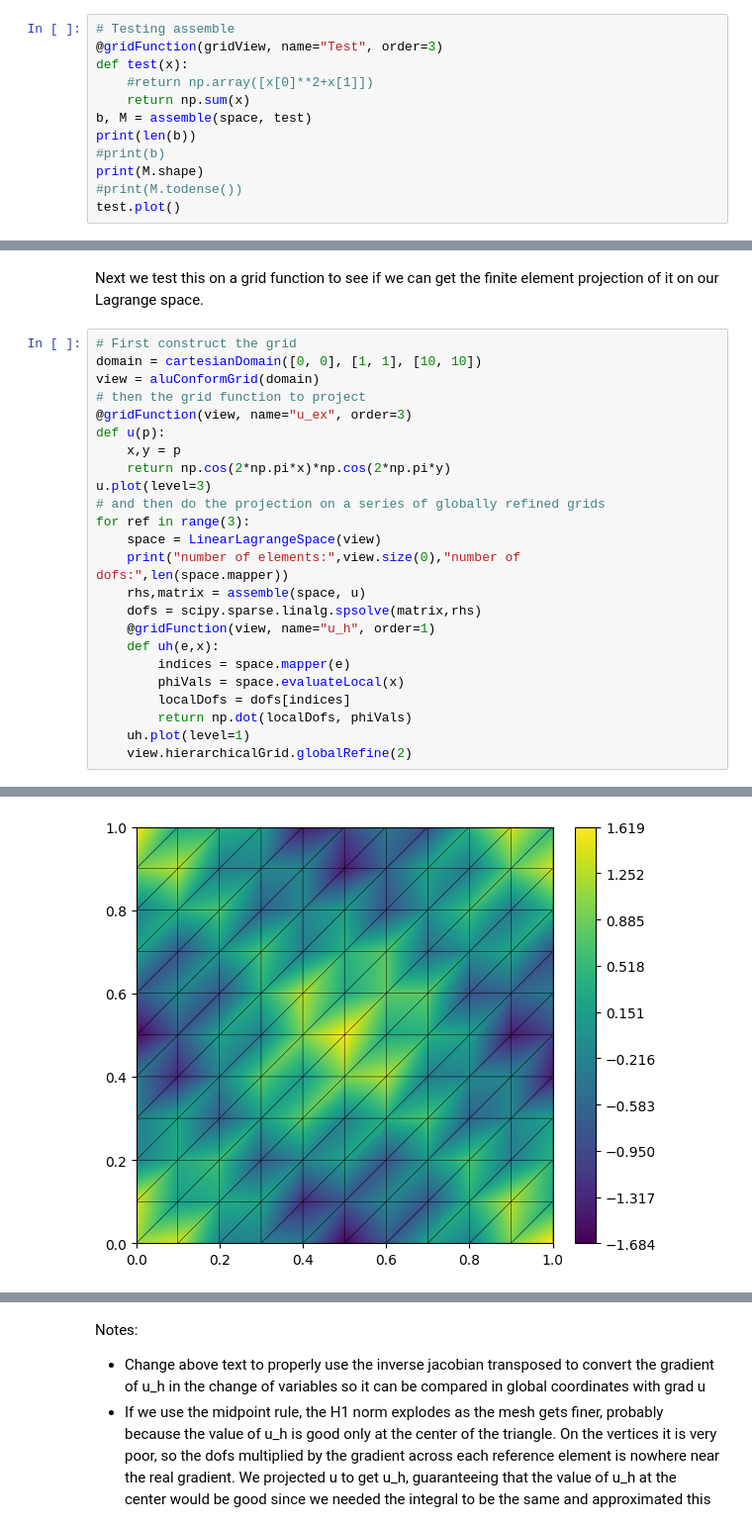
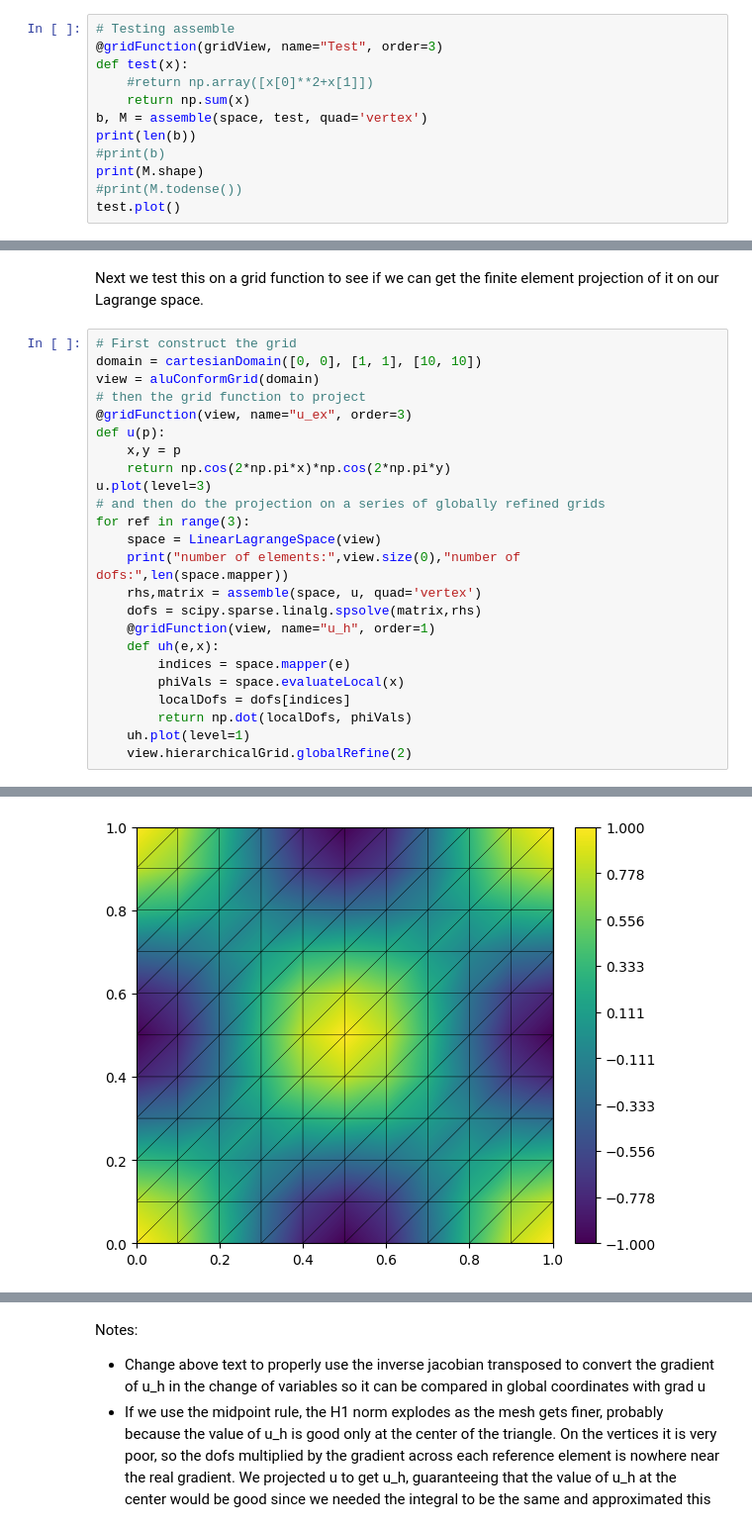
Before and after one commit to CHMN-LU/NUMN33_Project2, a Jupyter notebook: Project2.ipynb, the cells around one changed output, grey strips where cells are left out. Shown at 99% size. Drawn from its saved outputs; the diff is of its cells as text.

Commit message:
Implemented vertex quadrature for nice error convergence

```diff
--- a/Project2.ipynb
+++ b/Project2.ipynb
@@ -172,7 +199,7 @@ def assemble(space,force):
 def test(x):
     #return np.array([x[0]**2+x[1]])
     return np.sum(x)
-b, M = assemble(space, test)
+b, M = assemble(space, test, quad='vertex')
 print(len(b))
 #print(b)
 print(M.shape)
@@ -211,29 +238,29 @@ Next we test this on a grid function to see if we can get the finite element pro
 # %%
 # First construct the grid
 domain = cartesianDomain([0, 0], [1, 1], [10, 10])
 view = aluConformGrid(domain)
 # then the grid function to project
 @gridFunction(view, name="u_ex", order=3)
 def u(p):
     x,y = p
     return np.cos(2*np.pi*x)*np.cos(2*np.pi*y)
 u.plot(level=3)
 # and then do the projection on a series of globally refined grids
 for ref in range(3):
     space = LinearLagrangeSpace(view)
     print("number of elements:",view.size(0),"number of dofs:",len(space.mapper))
-    rhs,matrix = assemble(space, u)
+    rhs,matrix = assemble(space, u, quad='vertex')
     dofs = scipy.sparse.linalg.spsolve(matrix,rhs)
     @gridFunction(view, name="u_h", order=1)
     def uh(e,x):
         indices = space.mapper(e)
         phiVals = space.evaluateLocal(x)
         localDofs = dofs[indices]
         return np.dot(localDofs, phiVals)
     uh.plot(level=1)
     view.hierarchicalGrid.globalRefine(2)
 # %% [output]
 [figure]
 number of elements: 200 number of dofs: 121
-[figure, old version]
+[figure, new version]
 number of elements: 800 number of dofs: 441
```
Also changed, not shown: parts of 12 cells of this notebook.
